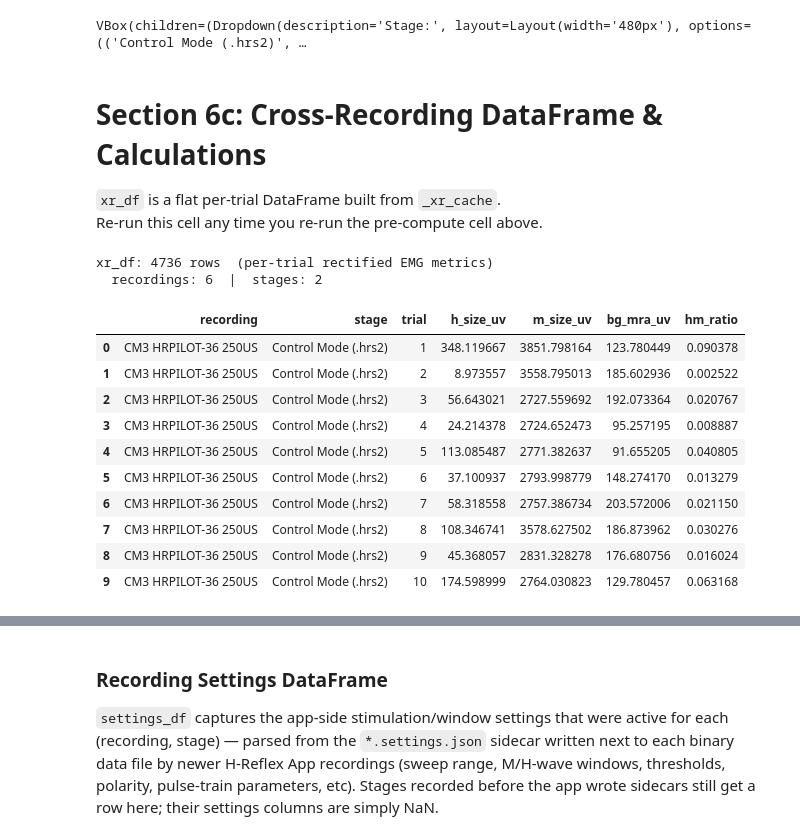
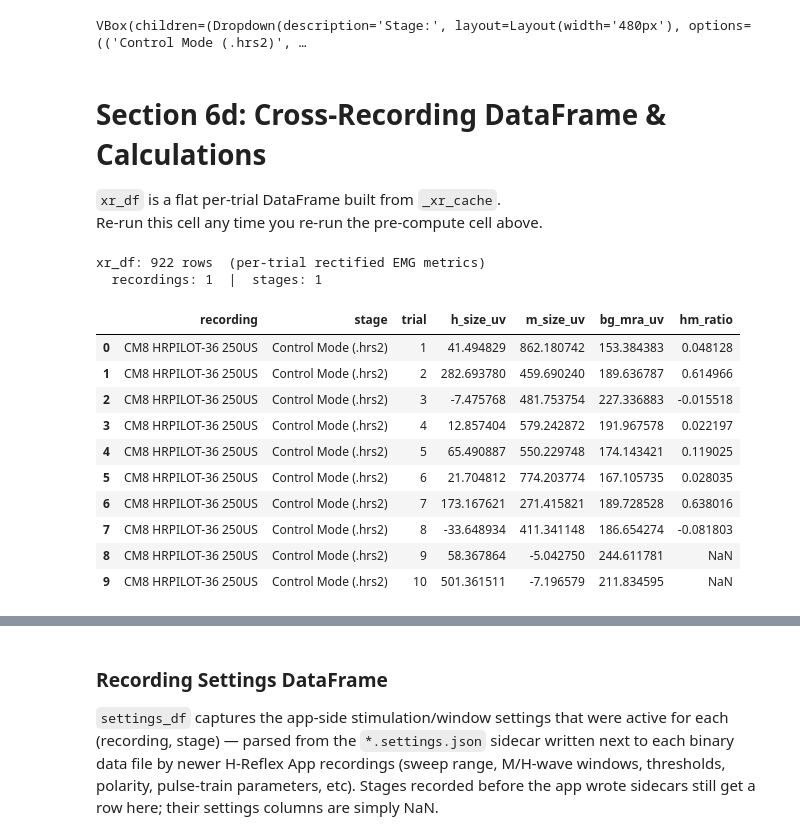
Before and after one commit to yahriels/Open-Ephys-H-Reflex-Python-Data-Analysis, a Jupyter notebook: src/open_ephys/analysis/Read_H-Reflex_App_Simplified.ipynb, the cells around one changed output, grey strips where cells are left out. Cells and saved outputs as stored; diff of their text form; code cells hidden in the pictures.

Commit message:
Fixed with new calculations

```diff
--- a/src/open_ephys/analysis/Read_H-Reflex_App_Simplified.ipynb
+++ b/src/open_ephys/analysis/Read_H-Reflex_App_Simplified.ipynb
@@ -70,21 +72,21 @@ RECORDING_DIRS = [
 
 
     # HRPilot-25 Recordings
-    ("Calib4 HRPILOT-25 250US",  "Calibration/HRPilot-25/CALIB4_HRPILOT-25_BOOTH2_100US_10KHZ_9-22-26",        10000.0),
+    #("Calib4 HRPILOT-25 250US",  "Calibration/HRPilot-25/CALIB4_HRPILOT-25_BOOTH2_100US_10KHZ_9-22-26",        10000.0),
 
 
     # HRPilot-27 Recordings
-    ("Calib1 HRPILOT-27 250US",  "Calibration/HRPilot-27/CALIB1_FILTFILT_HRPILOT-27_BOOTH2_250US_10KHZ_9-23-26",        10000.0),
+    #("Calib1 HRPILOT-27 250US",  "Calibration/HRPilot-27/CALIB1_FILTFILT_HRPILOT-27_BOOTH2_250US_10KHZ_9-23-26",        10000.0),
 
     # HRPilot-33 Recordings
-    ("Calib1 HRPILOT-33 250US",  "Calibration/HRPilot-33/CALIB1_HRPILOT-33_BOOTH1_250US_10KHZ_9-21-26",        10000.0),
-    ("Calib1PT2 HRPILOT-33 250US",  "Calibration/HRPilot-33/CALIB1_PT2_HRPILOT-33_BOOTH1_250US_10KHZ_9-21-26",        10000.0),
+    #("Calib1 HRPILOT-33 250US",  "Calibration/HRPilot-33/CALIB1_HRPILOT-33_BOOTH1_250US_10KHZ_9-21-26",        10000.0),
+    #("Calib1PT2 HRPILOT-33 250US",  "Calibration/HRPilot-33/CALIB1_PT2_HRPILOT-33_BOOTH1_250US_10KHZ_9-21-26",        10000.0),
 
 
     # HRPilot-34 Recordings
     #("Calib4 HRPILOT-34 100US",  "Calibration/HRPilot-34/CALIB4_FILTFILT_HRPILOT-34_BOOTH1_250US_10KHZ_9-23-26",        10000.0),
-    ("CM1 HRPILOT-34 250US",  "Calibration/HRPilot-34/CM1_FILTFILT_HRPILOT-34_BOOTH1_250US_10KHZ_9-24-26",        10000.0),
-    ("CM1 HRPILOT-34 250US",  "Calibration/HRPilot-34/CM1_FILTFILT_HRPILOT-34_BOOTH1_250US_10KHZ_9-24-26",        10000.0),
+    #("CM1 HRPILOT-34 250US",  "Calibration/HRPilot-34/CM1_FILTFILT_HRPILOT-34_BOOTH1_250US_10KHZ_9-24-26",        10000.0),
+    #("CM1 HRPILOT-34 250US",  "Calibration/HRPilot-34/CM1_FILTFILT_HRPILOT-34_BOOTH1_250US_10KHZ_9-24-26",        10000.0),
 
 
 
@@ -93,12 +95,12 @@ RECORDING_DIRS = [
     #("Calib2 HRPILOT-36 250US",  "Calibration/HRPilot-36/CALIB2_HRPILOT-36_BOOTH2_250US_10KHZ_9-10-26",        10000.0),
     #("CM1 HRPILOT-36 250US",  "Calibration/HRPilot-36/CM1_HRPILOT-36_BOOTH2_250US_10KHZ_9-14-26",        10000.0),
     #("CM2 HRPILOT-36 250US",  "Calibration/HRPilot-36/CM2_HRPILOT-36_BOOTH2_250US_10KHZ_9-15-26",        10000.0),
-    ("CM3 HRPILOT-36 250US",  "Calibration/HRPilot-36/CM3_HRPILOT-36_BOOTH2_250US_10KHZ_9-17-26",        10000.0),
+    #("CM3 HRPILOT-36 250US",  "Calibration/HRPilot-36/CM3_HRPILOT-36_BOOTH2_250US_10KHZ_9-17-26",        10000.0),
     #("CM3 FT OFfline HRPILOT-36 250US",  "Calibration/HRPilot-36/CM3_FT_OFFLINE_HRPILOT-36_BOOTH2_250US_10KHZ_9-17-26",        10000.0),
-    ("CM4 HRPILOT-36 250US",  "Calibration/HRPilot-36/CM4_HRPILOT-36_BOOTH1_250US_10KHZ_9-18-26",        10000.0),
-    ("CM5 HRPILOT-36 250US",  "Calibration/HRPilot-36/CM5_HRPILOT-36_BOOTH1_250US_10KHZ_9-21-26",        10000.0),
-    ("CM6 HRPILOT-36 250US",  "Calibration/HRPilot-36/CM6_HRPILOT-36_BOOTH1_250US_10KHZ_9-22-26",        10000.0),
-    ("CM7 HRPILOT-36 250US",  "Calibration/HRPilot-36/CM7_FILTFILT_HRPILOT-36_BOOTH2_250US_10KHZ_9-23-26",        10000.0),
+    #("CM4 HRPILOT-36 250US",  "Calibration/HRPilot-36/CM4_HRPILOT-36_BOOTH1_250US_10KHZ_9-18-26",        10000.0),
+    #("CM5 HRPILOT-36 250US",  "Calibration/HRPilot-36/CM5_HRPILOT-36_BOOTH1_250US_10KHZ_9-21-26",        10000.0),
+    #("CM6 HRPILOT-36 250US",  "Calibration/HRPilot-36/CM6_HRPILOT-36_BOOTH1_250US_10KHZ_9-22-26",        10000.0),
+    #("CM7 HRPILOT-36 250US",  "Calibration/HRPilot-36/CM7_FILTFILT_HRPILOT-36_BOOTH2_250US_10KHZ_9-23-26",        10000.0),
     #("CM8 HRPILOT-36 250US",  "Calibration/HRPilot-36/CM8_FILTFILT_HRPILOT-36_BOOTH2_250US_10KHZ_9-24-26",        10000.0),
     ("CM8 HRPILOT-36 250US",  "Calibration/HRPilot-36/CM9_FILTFILT_FIXED_HRPILOT-36_BOOTH1_250US_10KHZ_9-25-26",        10000.0),
 
@@ -520,7 +534,7 @@ _xr_render()
 # %% [output]
 VBox(children=(Dropdown(description='Stage:', layout=Layout(width='480px'), options=(('Control Mode (.hrs2)', …
 # %% [markdown]
-# Section 6c: Cross-Recording DataFrame & Calculations
+# Section 6d: Cross-Recording DataFrame & Calculations
 
 `xr_df` is a flat per-trial DataFrame built from `_xr_cache`.
 Re-run this cell any time you re-run the pre-compute cell above.
@@ -537,47 +551,47 @@ for _rec_lbl, _rec in _all_recordings.items():
     _ms_ps_xr = 1000.0 / _sr_xr
     _rec_s_xr = int(TRIAL_RECORD_MS * _sr_xr / 1000)
     for _sk, (_trials, _hdr, _emg_bl, _slbl) in _rec['stage_map'].items():
         for _i, _t in enumerate(_trials):
             try:
                 _tm, _et, *_ = get_trial_window(
                     _t, PRE_AVG_MS, POST_AVG_MS,
                     ms_per_sample=_ms_ps_xr, record_samples=_rec_s_xr)
-                _bg_m = _tm < 0
-                _bg_v = float(np.nanmean(np.abs(_et[_bg_m]))) if _bg_m.any() else 0.0
+                _bg_v = compute_peri_stim_bg(_t, _sr_xr)
+                if np.isnan(_bg_v): _bg_v = 0.0
                 _mm   = (_tm >= M_WAVE_START_MS) & (_tm <= M_WAVE_END_MS)
                 _hm   = (_tm >= H_WAVE_START_MS) & (_tm <= H_WAVE_END_MS)
                 _mv   = float(np.nanmean(np.abs(_et[_mm]))) - _bg_v if _mm.any() else float('nan')
                 _hv   = float(np.nanmean(np.abs(_et[_hm]))) - _bg_v if _hm.any() else float('nan')
             except Exception:
                 _mv = _hv = _bg_v = float('nan')
             _rows.append({
                 'recording': _rec_lbl,
                 'stage':     _slbl,
                 'trial':     _i + 1,
                 'h_size_uv': _hv,
                 'm_size_uv': _mv,
                 'bg_mra_uv': _bg_v,
                 'hm_ratio':  _hv / _mv if (_mv and _mv > 0 and not np.isnan(_mv)) else float('nan'),
             })
 
 xr_df = pd.DataFrame(_rows)
 print(f"xr_df: {len(xr_df)} rows  (per-trial rectified EMG metrics)")
 print(f"  recordings: {xr_df['recording'].nunique()}  |  stages: {xr_df['stage'].nunique()}")
 xr_df.head(10)
 # %% [output]
-xr_df: 4736 rows  (per-trial rectified EMG metrics)
-  recordings: 6  |  stages: 2
+xr_df: 922 rows  (per-trial rectified EMG metrics)
+  recordings: 1  |  stages: 1
 |  | recording | stage | trial | h_size_uv | m_size_uv | bg_mra_uv | hm_ratio |
-| 0 | CM3 HRPILOT-36 250US | Control Mode (.hrs2) | 1 | 348.119667 | 3851.798164 | 123.780449 | 0.090378 |
-| 1 | CM3 HRPILOT-36 250US | Control Mode (.hrs2) | 2 | 8.973557 | 3558.795013 | 185.602936 | 0.002522 |
-| 2 | CM3 HRPILOT-36 250US | Control Mode (.hrs2) | 3 | 56.643021 | 2727.559692 | 192.073364 | 0.020767 |
-| 3 | CM3 HRPILOT-36 250US | Control Mode (.hrs2) | 4 | 24.214378 | 2724.652473 | 95.257195 | 0.008887 |
-| 4 | CM3 HRPILOT-36 250US | Control Mode (.hrs2) | 5 | 113.085487 | 2771.382637 | 91.655205 | 0.040805 |
-| 5 | CM3 HRPILOT-36 250US | Control Mode (.hrs2) | 6 | 37.100937 | 2793.998779 | 148.274170 | 0.013279 |
-| 6 | CM3 HRPILOT-36 250US | Control Mode (.hrs2) | 7 | 58.318558 | 2757.386734 | 203.572006 | 0.021150 |
-| 7 | CM3 HRPILOT-36 250US | Control Mode (.hrs2) | 8 | 108.346741 | 3578.627502 | 186.873962 | 0.030276 |
-| 8 | CM3 HRPILOT-36 250US | Control Mode (.hrs2) | 9 | 45.368057 | 2831.328278 | 176.680756 | 0.016024 |
-| 9 | CM3 HRPILOT-36 250US | Control Mode (.hrs2) | 10 | 174.598999 | 2764.030823 | 129.780457 | 0.063168 |
+| 0 | CM8 HRPILOT-36 250US | Control Mode (.hrs2) | 1 | 41.494829 | 862.180742 | 153.384383 | 0.048128 |
+| 1 | CM8 HRPILOT-36 250US | Control Mode (.hrs2) | 2 | 282.693780 | 459.690240 | 189.636787 | 0.614966 |
+| 2 | CM8 HRPILOT-36 250US | Control Mode (.hrs2) | 3 | -7.475768 | 481.753754 | 227.336883 | -0.015518 |
+| 3 | CM8 HRPILOT-36 250US | Control Mode (.hrs2) | 4 | 12.857404 | 579.242872 | 191.967578 | 0.022197 |
+| 4 | CM8 HRPILOT-36 250US | Control Mode (.hrs2) | 5 | 65.490887 | 550.229748 | 174.143421 | 0.119025 |
+| 5 | CM8 HRPILOT-36 250US | Control Mode (.hrs2) | 6 | 21.704812 | 774.203774 | 167.105735 | 0.028035 |
+| 6 | CM8 HRPILOT-36 250US | Control Mode (.hrs2) | 7 | 173.167621 | 271.415821 | 189.728528 | 0.638016 |
+| 7 | CM8 HRPILOT-36 250US | Control Mode (.hrs2) | 8 | -33.648934 | 411.341148 | 186.654274 | -0.081803 |
+| 8 | CM8 HRPILOT-36 250US | Control Mode (.hrs2) | 9 | 58.367864 | -5.042750 | 244.611781 | NaN |
+| 9 | CM8 HRPILOT-36 250US | Control Mode (.hrs2) | 10 | 501.361511 | -7.196579 | 211.834595 | NaN |
 # %%
 # ── Per-recording summary statistics ─────────────────────────────────────────
 xr_summary = (
```
Also changed, not shown: parts of 21 cells of this notebook, 5 other files.
